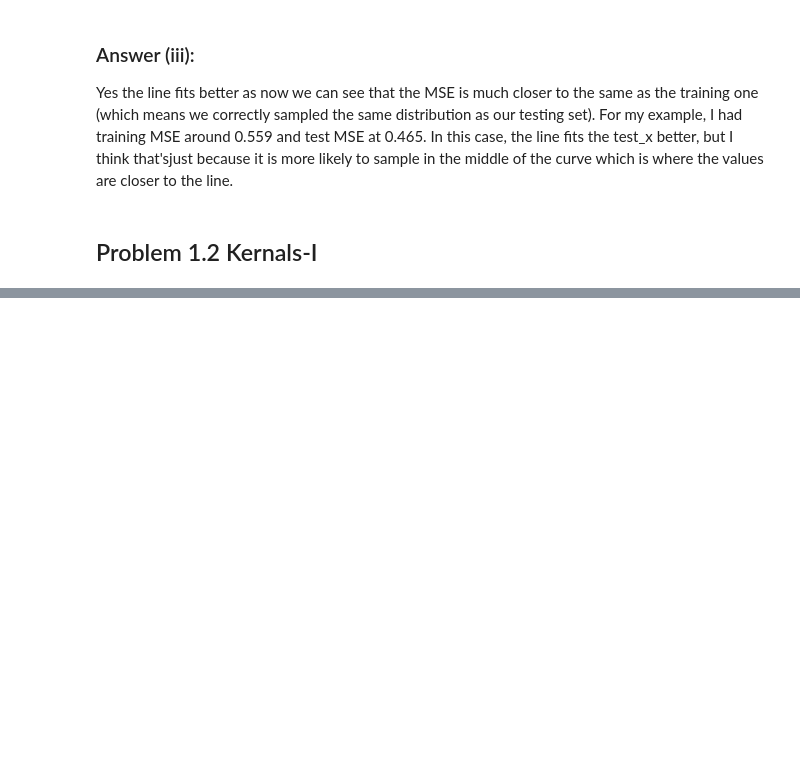
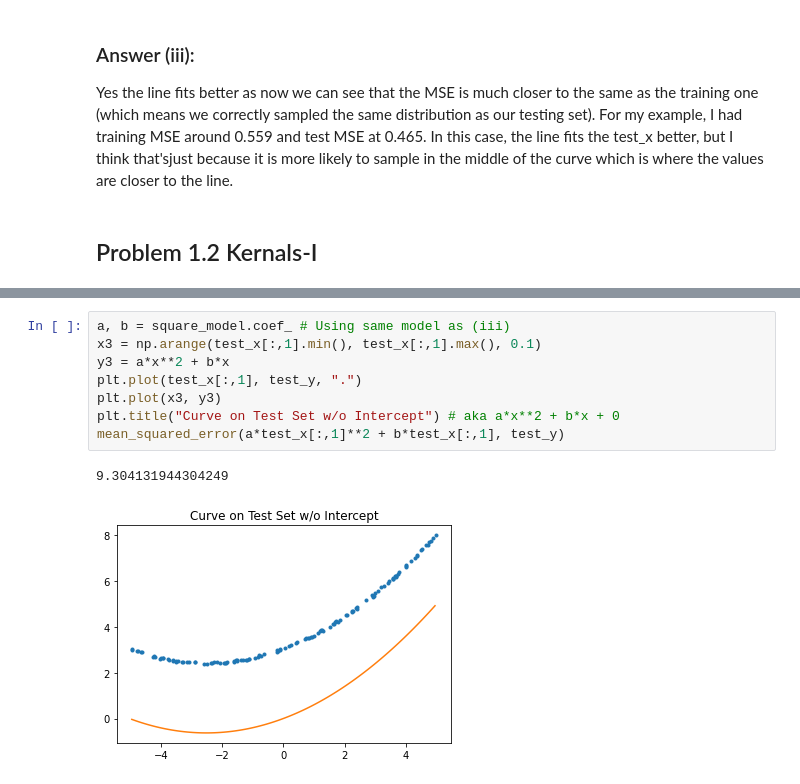
Before and after one commit to ben44496/2021-spring-notes, a Jupyter notebook: 498dv/CS498PS2/problem_1.ipynb, the cells around one changed output, grey strips where cells are left out. Saved outputs shown, nothing was run; the diff lists cells and outputs as text; blank space fills up the shorter version.

```diff
--- a/498dv/CS498PS2/problem_1.ipynb
+++ b/498dv/CS498PS2/problem_1.ipynb
@@ -107,0 +154,11 @@ tts
+# %%
+a, b = square_model.coef_ # Using same model as (iii)
+x3 = np.arange(test_x[:,1].min(), test_x[:,1].max(), 0.1)
+y3 = a*x**2 + b*x
+plt.plot(test_x[:,1], test_y, ".")
+plt.plot(x3, y3)
+plt.title("Curve on Test Set w/o Intercept") # aka a*x**2 + b*x + 0
+mean_squared_error(a*test_x[:,1]**2 + b*test_x[:,1], test_y)
+# %% [output]
+9.304131944304249
+[figure, added]
```
Also changed, not shown: parts of 10 cells of this notebook, 1 other file.
